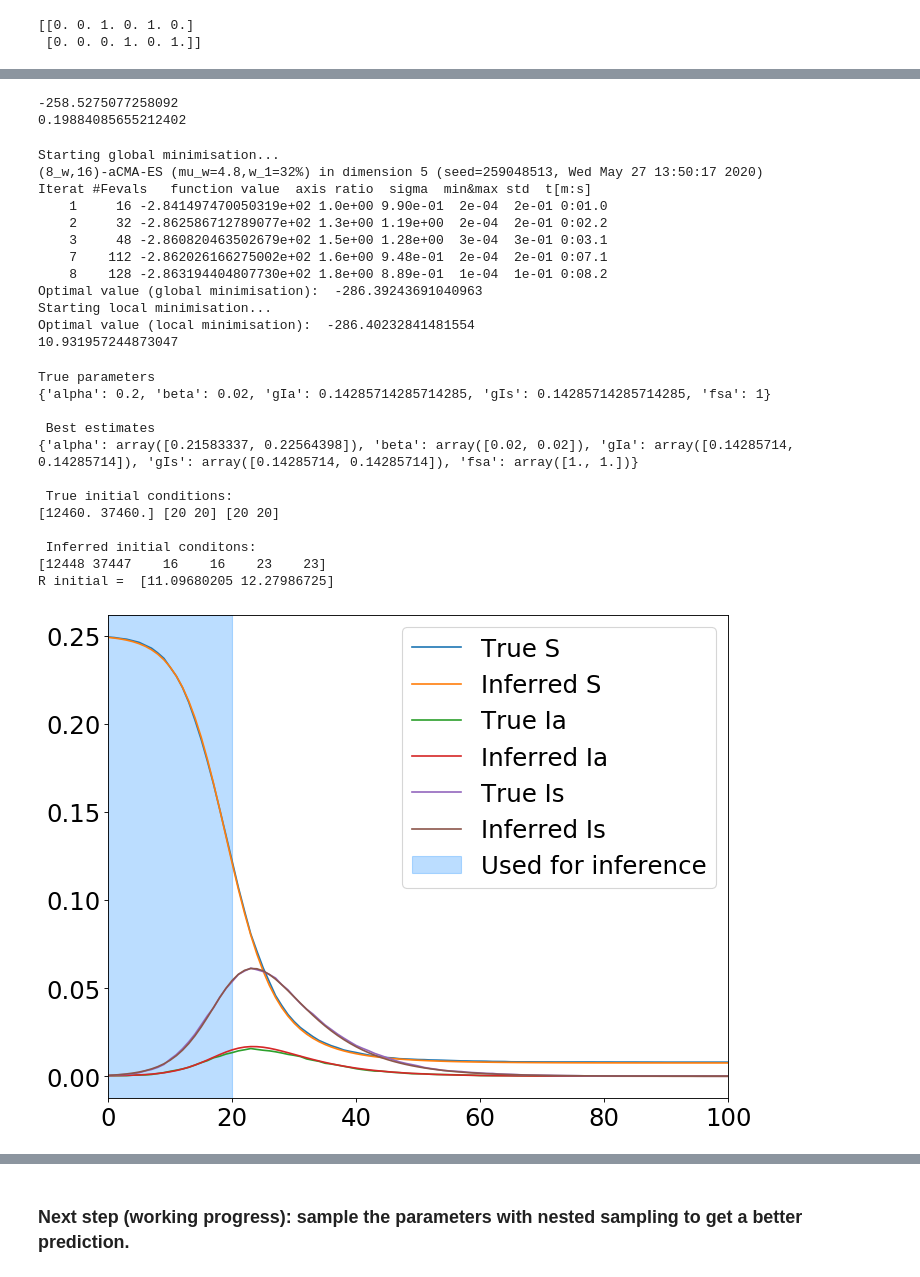
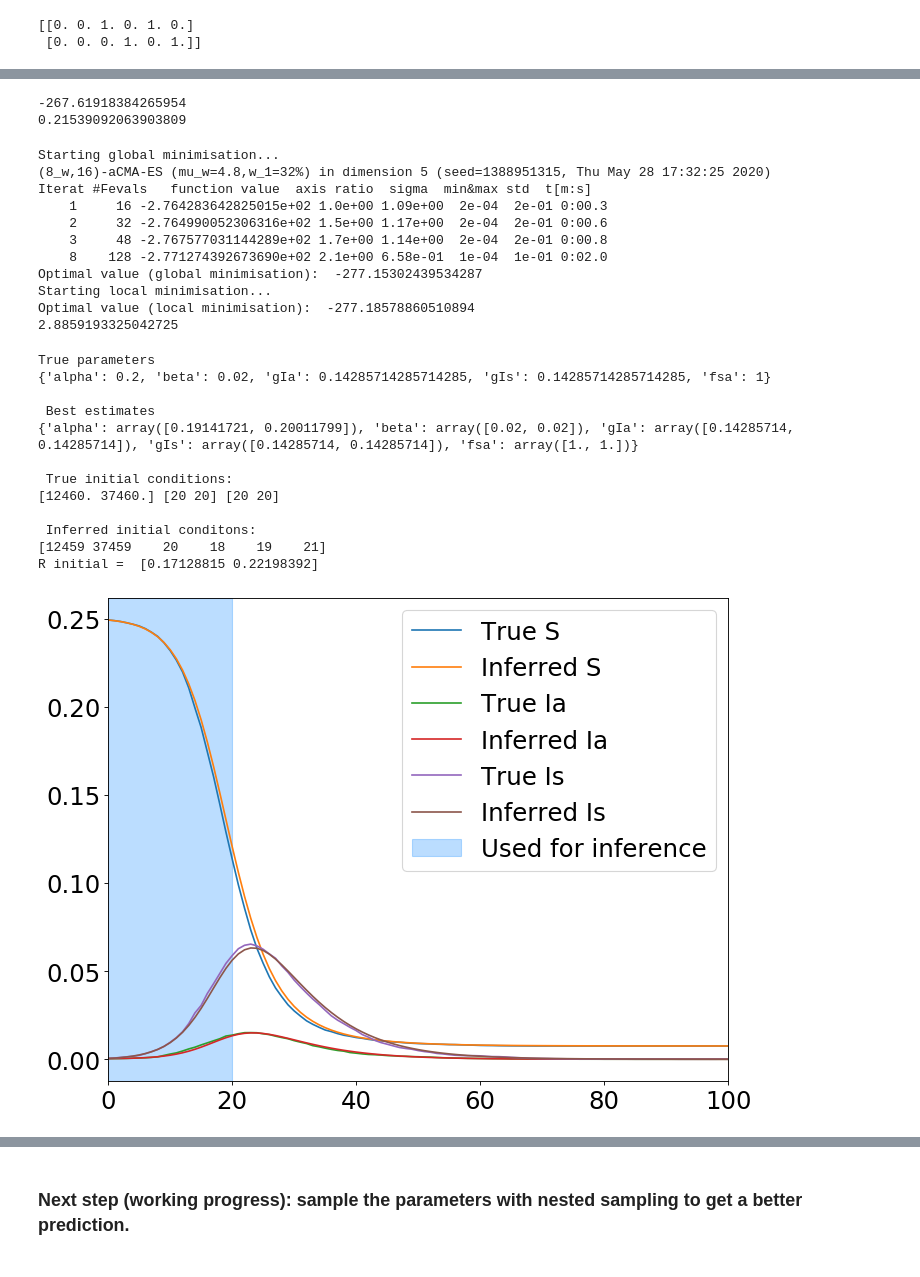
Before and after one commit to rajeshrinet/pyross, a Jupyter notebook: examples/inference/ex05_inference_latent_SIR.ipynb, the cells around one changed output, grey strips where cells are left out. Saved outputs shown, nothing was run; the diff lists cells and outputs as text; code cells hidden in the pictures.

Commit message:
add inference for time dependent control
plus minor fix for euler and RK2 integrators

```diff
--- a/examples/inference/ex05_inference_latent_SIR.ipynb
+++ b/examples/inference/ex05_inference_latent_SIR.ipynb
@@ -96,7 +96,7 @@ Nf_inference = Tf_inference + 1
 
 x = np.load('latent_SIR_traj.npy').astype('float')
 x = (x/N)[:Nf_inference]
-steps = 10
+steps = 4
 
 # initialise the estimator
 estimator = pyross.inference.SIR(parameters, M, fi, int(N), steps)
@@ -141,8 +141,8 @@ end_time = time.time()
 print(logp)
 print(end_time - start_time)
 # %% [output]
--258.5275077258092
-0.19884085655212402
+-267.61918384265954
+0.21539092063903809
 # %%
 # make parameter guesses and set up bounds for each parameter
 eps=1e-4
@@ -189,6 +189,8 @@ stds = np.array([alpha_std, #beta_std, gIa_std, gIs_std,
 # set up fltr for initial conditions because they are constraint by the observed
 init_fltr = np.repeat([True, True, False], M)
 
+estimator.set_det_method('RK2')
+estimator.set_lyapunov_method('euler') # use faster methods
 start_time = time.time()
 params = estimator.latent_infer_parameters(keys, init_fltr, guess, stds, obs, fltr, Tf_inference, Nf_inference,
                                     contactMatrix, bounds,
@@ -199,17 +201,16 @@ end_time = time.time()
 print(end_time - start_time)
 # %% [output]
 Starting global minimisation...
-(8_w,16)-aCMA-ES (mu_w=4.8,w_1=32%) in dimension 5 (seed=259048513, Wed May 27 13:50:17 2020)
+(8_w,16)-aCMA-ES (mu_w=4.8,w_1=32%) in dimension 5 (seed=1388951315, Thu May 28 17:32:25 2020)
 Iterat #Fevals   function value  axis ratio  sigma  min&max std  t[m:s]
-    1     16 -2.841497470050319e+02 1.0e+00 9.90e-01  2e-04  2e-01 0:01.0
-    2     32 -2.862586712789077e+02 1.3e+00 1.19e+00  2e-04  2e-01 0:02.2
-    3     48 -2.860820463502679e+02 1.5e+00 1.28e+00  3e-04  3e-01 0:03.1
-    7    112 -2.862026166275002e+02 1.6e+00 9.48e-01  2e-04  2e-01 0:07.1
-    8    128 -2.863194404807730e+02 1.8e+00 8.89e-01  1e-04  1e-01 0:08.2
-Optimal value (global minimisation):  -286.39243691040963
+    1     16 -2.764283642825015e+02 1.0e+00 1.09e+00  2e-04  2e-01 0:00.3
+    2     32 -2.764990052306316e+02 1.5e+00 1.17e+00  2e-04  2e-01 0:00.6
+    3     48 -2.767577031144289e+02 1.7e+00 1.14e+00  2e-04  2e-01 0:00.8
+    8    128 -2.771274392673690e+02 2.1e+00 6.58e-01  1e-04  1e-01 0:02.0
+Optimal value (global minimisation):  -277.15302439534287
 Starting local minimisation...
-Optimal value (local minimisation):  -286.40232841481554
-10.931957244873047
+Optimal value (local minimisation):  -277.18578860510894
+2.8859193325042725
 # %%
 # print the correct params and best estimates
 print('True parameters')
@@ -233,38 +234,39 @@ True parameters
 {'alpha': 0.2, 'beta': 0.02, 'gIa': 0.14285714285714285, 'gIs': 0.14285714285714285, 'fsa': 1}
 
  Best estimates
-{'alpha': array([0.21583337, 0.22564398]), 'beta': array([0.02, 0.02]), 'gIa': array([0.14285714, 0.14285714]), 'gIs': array([0.14285714, 0.14285714]), 'fsa': array([1., 1.])}
+{'alpha': array([0.19141721, 0.20011799]), 'beta': array([0.02, 0.02]), 'gIa': array([0.14285714, 0.14285714]), 'gIs': array([0.14285714, 0.14285714]), 'fsa': array([1., 1.])}
 
  True initial conditions:
 [12460. 37460.] [20 20] [20 20]
 
  Inferred initial conditons:
-[12448 37447    16    16    23    23]
-R initial =  [11.09680205 12.27986725]
+[12459 37459    20    18    19    21]
+R initial =  [0.17128815 0.22198392]
 # %%
 # plot the guessed trajectory and the true trajectory
 estimator.set_params(best_estimates)
 det_model = estimator.make_det_model(best_estimates)
 partial_inits = params[len(keys):]
 x0 = estimator.fill_initial_conditions(partial_inits, obs[0], init_fltr, fltr)
+estimator.set_det_method('LSODA') # use more stable solver to integrate over the whole traj
 x_det = estimator.integrate(x0, 0, Tf, Nf, det_model, contactMatrix)
 x = np.load('latent_SIR_traj.npy').astype('float')/N
 fig = plt.figure(num=None, figsize=(10, 8), dpi=80, facecolor='w', edgecolor='k')
 plt.rcParams.update({'font.size': 22})
 plt.plot(x[:,0], label='True S')
 plt.plot(x_det[:, 0], label='Inferred S')
 plt.plot(x[:,1*M], label='True Ia')
 plt.plot(x_det[:, 1*M], label='Inferred Ia')
 plt.plot(x[:,2*M], label='True Is')
 plt.plot(x_det[:, 2*M], label='Inferred Is')
 plt.axvspan(0, Tf_inference,
            label='Used for inference',
            alpha=0.3, color='dodgerblue')
 plt.xlim([0, Tf])
 plt.legend()
 plt.show()
 # %% [output]
-[figure, old version]
+[figure, new version]
 # %%
 # replot the infected
 fig = plt.figure(num=None, figsize=(10, 8), dpi=80, facecolor='w', edgecolor='k')
```
Also changed, not shown: parts of 2 cells of this notebook, 6 other files.
